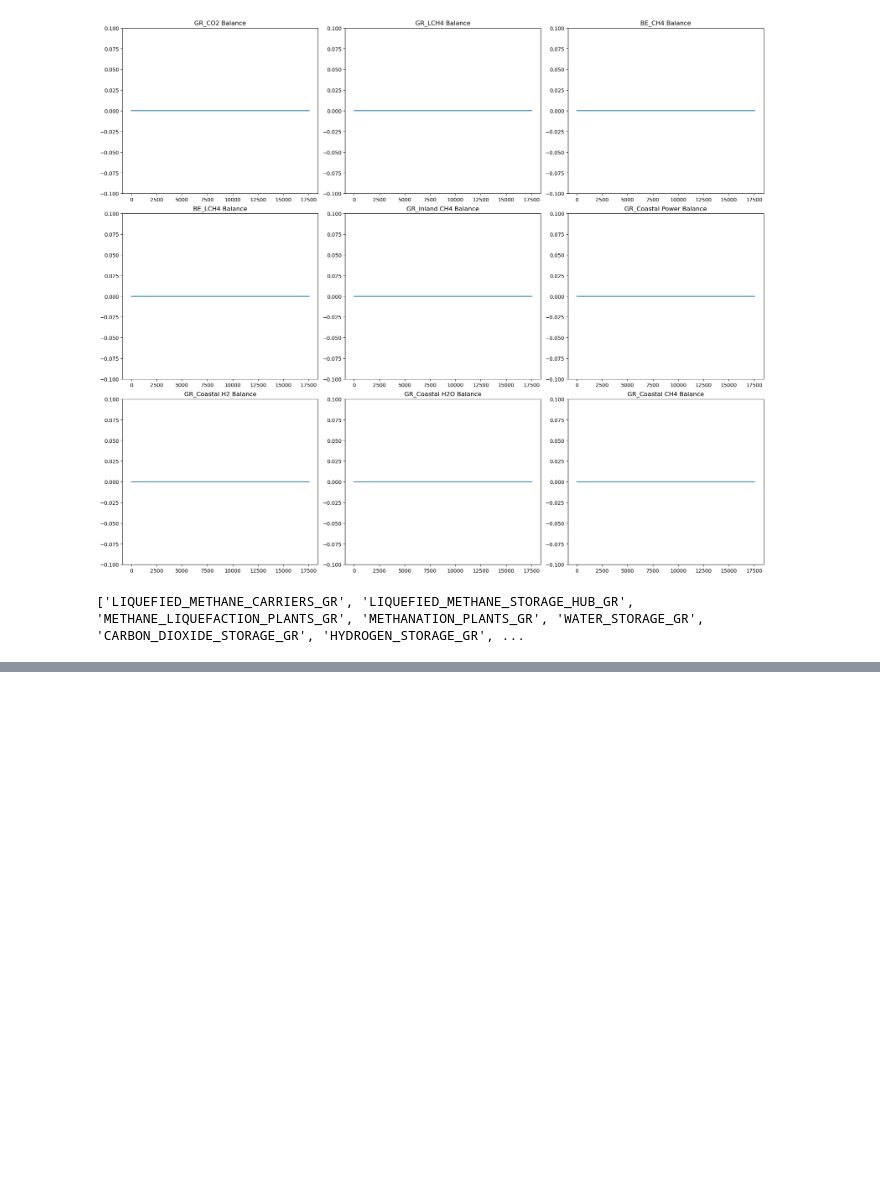
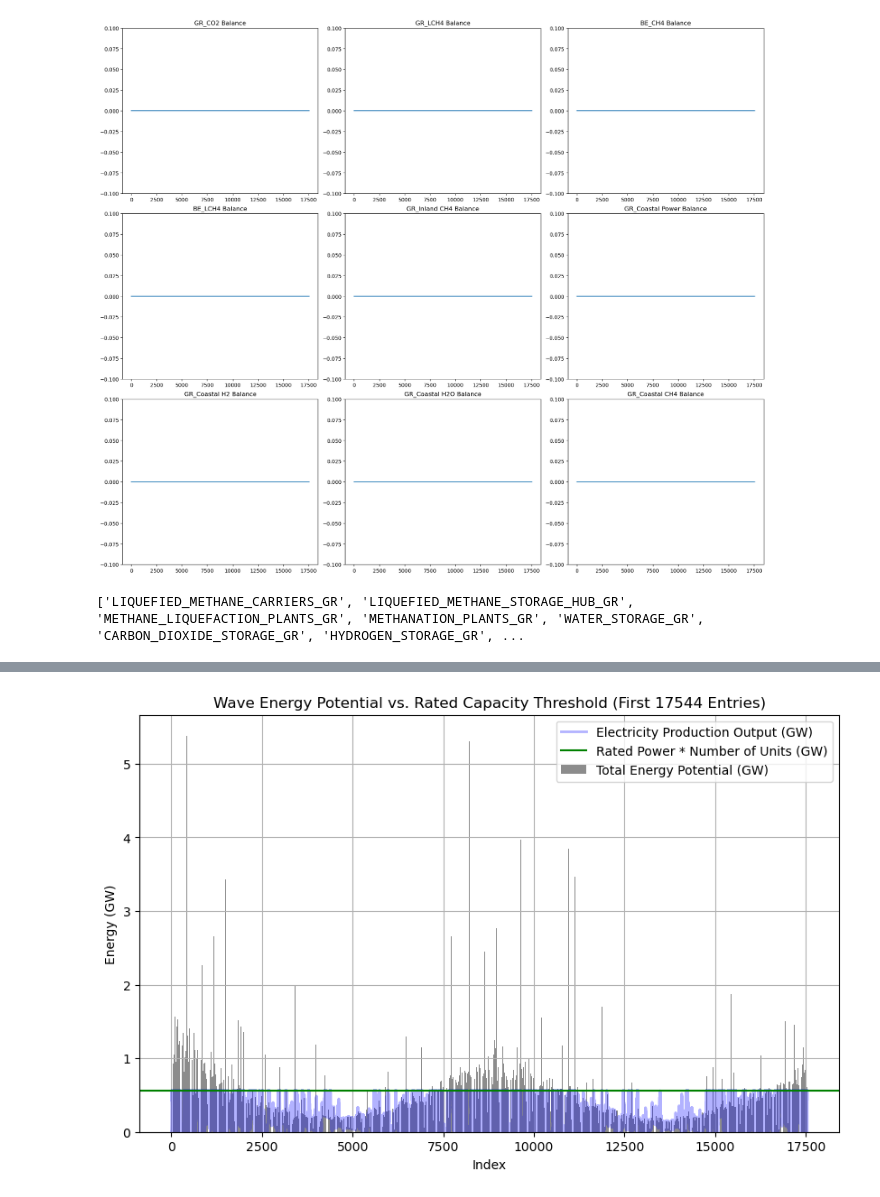
Before and after one commit to giooms/RREH_thesis, a Jupyter notebook: scripts/analysis/hydro-wave-wind_analysis.ipynb, the cells around one changed output, grey strips where cells are left out. Cells and saved outputs as stored; diff of their text form; code cells hidden in the pictures; blank space fills up the shorter version.

```diff
--- a/scripts/analysis/hydro-wave-wind_analysis.ipynb
+++ b/scripts/analysis/hydro-wave-wind_analysis.ipynb
@@ -613,0 +704,37 @@ print("This system is about", round((price_per_mwh / 45), 3), "times more expens
+# %%
+import matplotlib.pyplot as plt
+import pandas as pd
+
+# Slice the DataFrame to only include the first x rows
+wave_energy_df_subset = wave_energy_df.head(timehorizon)
+
+# Convert wave_prod array/list to a pandas Series for easy plotting (match the length of the DataFrame subset)
+wave_prod = pd.Series(wave_prod_gr[:timehorizon])
+
+# For visualization, calculate the total rated capacity again for the plot
+total_rated_capacity_gw = number_of_units * wave_RP
+
+# Plotting
+plt.figure(figsize=(10, 6))
+
+# Plot Total Energy Potential GW for the subset as grey bars with 90% transparency
+plt.bar(wave_energy_df_subset.index, wave_energy_df_subset['TotalEnergyPotentialGW'], color='grey', alpha=0.9, label='Total Energy Potential (GW)')
+
+# Plot the electricity production output as a grey line with 90% transparency
+plt.plot(wave_energy_df_subset.index, wave_prod, color='blue', markersize=3, label='Electricity Production Output (GW)', alpha=0.3, linewidth=2)
+
+# Plot a line for the Total Rated Capacity GW Threshold
+plt.axhline(y=total_rated_capacity_gw, color='green', linestyle='-', label='Rated Power * Number of Units (GW)')
+
+# Set the y-axis limit to 10 times the total rated capacity
+plt.ylim(0, 10 * total_rated_capacity_gw)
+
+plt.xlabel('Index')
+plt.ylabel('Energy (GW)')
+plt.title('Wave Energy Potential vs. Rated Capacity Threshold (First {} Entries)'.format(timehorizon))
+plt.legend()
+plt.grid(True)
+
+plt.show()
+# %% [output]
+[figure, added]
```
Also changed, not shown: parts of 22 cells of this notebook, 18 other files.
